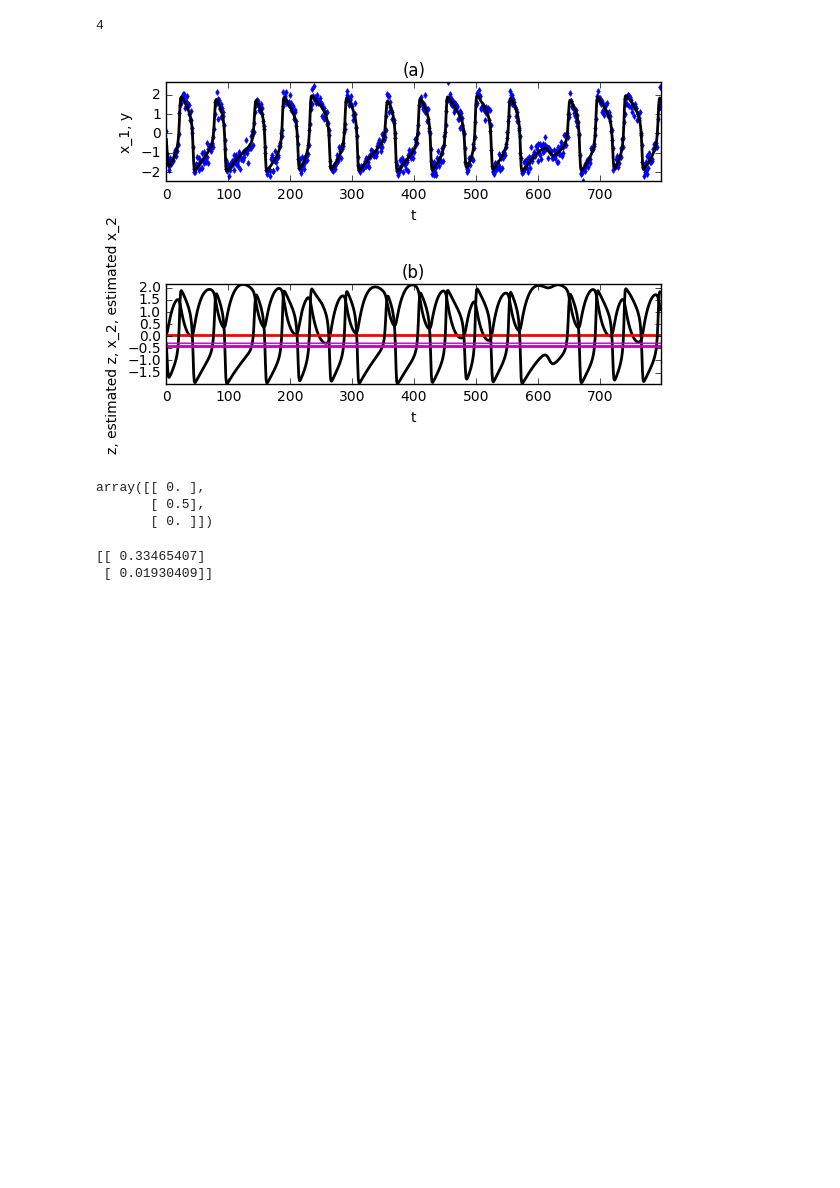
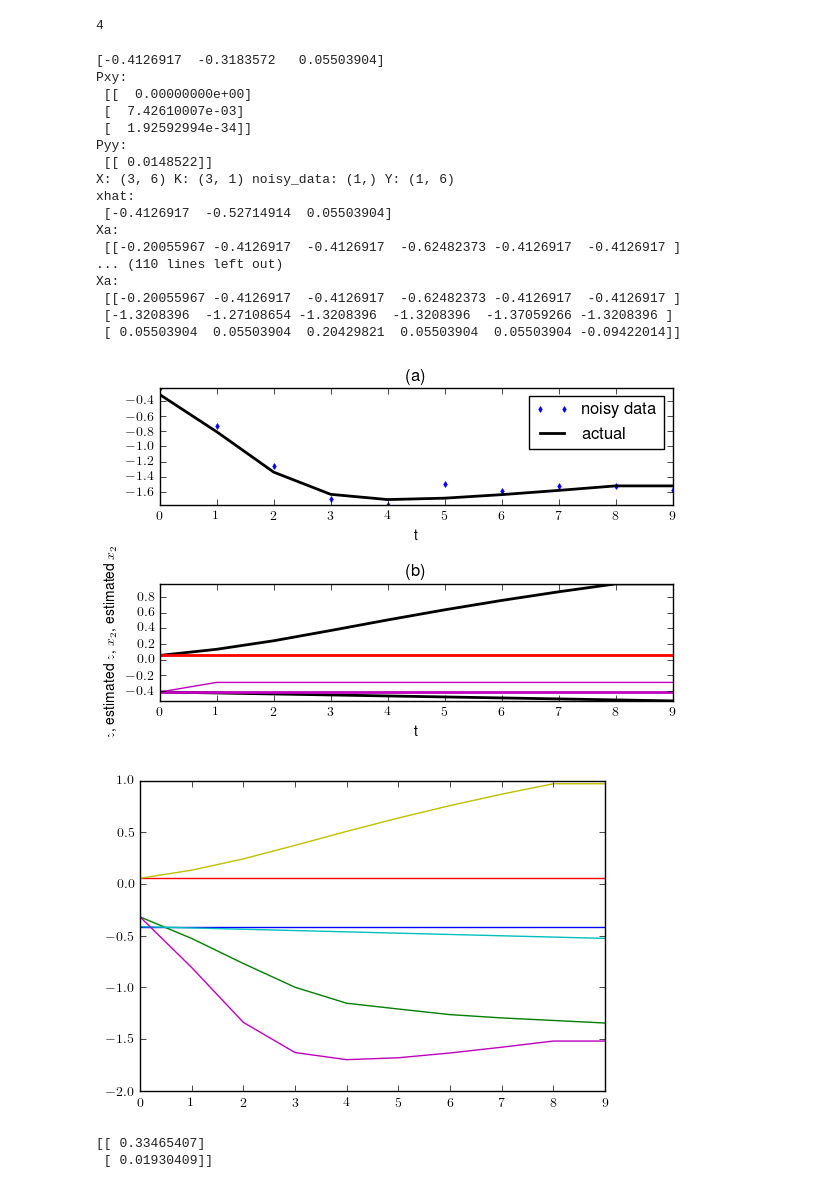
Before and after one commit to eschlaf2/kramer_rotation, a Jupyter notebook: Voss_Kalman.ipynb, the cells around one changed output. Drawn from its saved outputs; the diff is of its cells as text; code cells hidden in the pictures; blank space fills up the shorter version.

```diff
--- a/Voss_Kalman.ipynb
+++ b/Voss_Kalman.ipynb
@@ -25,7 +25,7 @@ dims_params = 1 # dq
 dims_augmented_state, dims_observations = dims_params+2, 1 # dx, dy
 fct = vossFNfct
 obsfct = vossFNobsfct
-num_samples = 800
+num_samples = 10
 dt_sample = 0.2
 dt_integrate = dt_sample
 steps_per_sample = int(dt_sample//dt_integrate)
@@ -74,54 +74,63 @@ noisy_data = obsfct(augmented_state) + np.matmul(la.sqrtm(observation_noise),
 Pxx[:,:,0] = la.block_diag(process_noise,observation_noise,observation_noise)
 
 # Main loop for recursive estimation
-
-# xhat,Pxx,Ks = voss_unscented_transform(xhat[:,k-1],Pxx[:,:,k-1],noisy_data[:,k],
-#                                          fct,obsfct,dims_params,dims_augmented_state,
-#                                          dims_observations, observation_noise)
-
-# return
-
 for k in range(1,num_samples):
     xhat[:,k],Pxx[:,:,k],Ks[:,:,k] = voss_unscented_transform(xhat[:,k-1],Pxx[:,:,k-1],noisy_data[:,k],
                                          fct,obsfct,dims_params,dims_augmented_state,
                                          dims_observations, observation_noise)
     Pxx[0,0,k] = process_noise
     errors[:,k] = np.sqrt(np.diag(Pxx[:,:,k]))
 
 # Results
 chisq = np.mean((augmented_state[0,:]-xhat[0,:])**2 + (augmented_state[1,:]-xhat[1,:])**2 +
                (augmented_state[2,:] - xhat[2,:])**2) # this can probably be simplified to mean((augmented_state - xhat)**2)
 est = np.transpose(xhat[0:dims_params-1,-1])
 error = np.transpose(errors[0:dims_params-1,-1])
 meanest = np.mean(np.transpose(xhat[:dims_params-1,:]))
 meanerror = np.mean(np.transpose(errors[:dims_params,:]))
 
 # Plotting
+plt.rc('text', usetex=True)
 plt.subplot(2,1,1)
-plt.plot(noisy_data[0,:],'bd',markeredgecolor='blue', mfc='blue',ms=3);
-plt.plot(augmented_state[dims_params,:],'k',linewidth=2);
+plt.plot(noisy_data[0,:],'bd',markeredgecolor='blue', mfc='blue',ms=3,label='noisy data');
+plt.plot(augmented_state[dims_params,:],'k',linewidth=2,label='actual');
 plt.xlabel('t');
-plt.ylabel('x_1, y');
+plt.legend();
 plt.axis('tight')
 plt.title('(a)')
 plt.subplot(2,1,2)
-plt.plot(augmented_state[dims_params+1,:],'k',lw=2);
+plt.plot(augmented_state[dims_params+1,:],'k',lw=2,label='decay variable');
 plt.plot(xhat[dims_params+1,:],'r',lw=2);
-plt.plot(augmented_state[1,:],'k',lw=2);
+plt.plot(augmented_state[0,:],'k',lw=2, label='external current');
 for i in range(dims_params):
     plt.plot(xhat[i,:],'m',linewidth=2)
     plt.plot(xhat[i,:] + errors[i,:],'m')
 plt.xlabel('t')
-plt.ylabel('z, estimated z, x_2, estimated x_2')
+plt.ylabel('$z$, estimated $z$, $x_2$, estimated $x_2$')
 plt.axis('tight')
 plt.title('(b)')
 plt.tight_layout()
+plt.figure()
+plt.plot(xhat.T)
+plt.plot(augmented_state.T)
 plt.show()
 # %% [output]
+[-0.4126917  -0.3183572   0.05503904]
+Pxy:
+ [[  0.00000000e+00]
+ [  7.42610007e-03]
+ [  1.92592994e-34]]
+Pyy:
+ [[ 0.0148522]]
+X: (3, 6) K: (3, 1) noisy_data: (1,) Y: (1, 6)
+xhat:
+ [-0.4126917  -0.52714914  0.05503904]
+Xa:
+ [[-0.20055967 -0.4126917  -0.4126917  -0.62482373 -0.4126917  -0.4126917 ]
+... (110 lines left out)
+Xa:
+ [[-0.20055967 -0.4126917  -0.4126917  -0.62482373 -0.4126917  -0.4126917 ]
+ [-1.3208396  -1.27108654 -1.3208396  -1.3208396  -1.37059266 -1.3208396 ]
+ [ 0.05503904  0.05503904  0.20429821  0.05503904  0.05503904 -0.09422014]]
-[figure, old version]
+[figure, new version]
+[figure, added]
-# %%
-Ks
-# %% [output]
-array([[ 0. ],
-       [ 0.5],
-       [ 0. ]])
```
Also changed, not shown: parts of 2 cells of this notebook, 1 other file.
